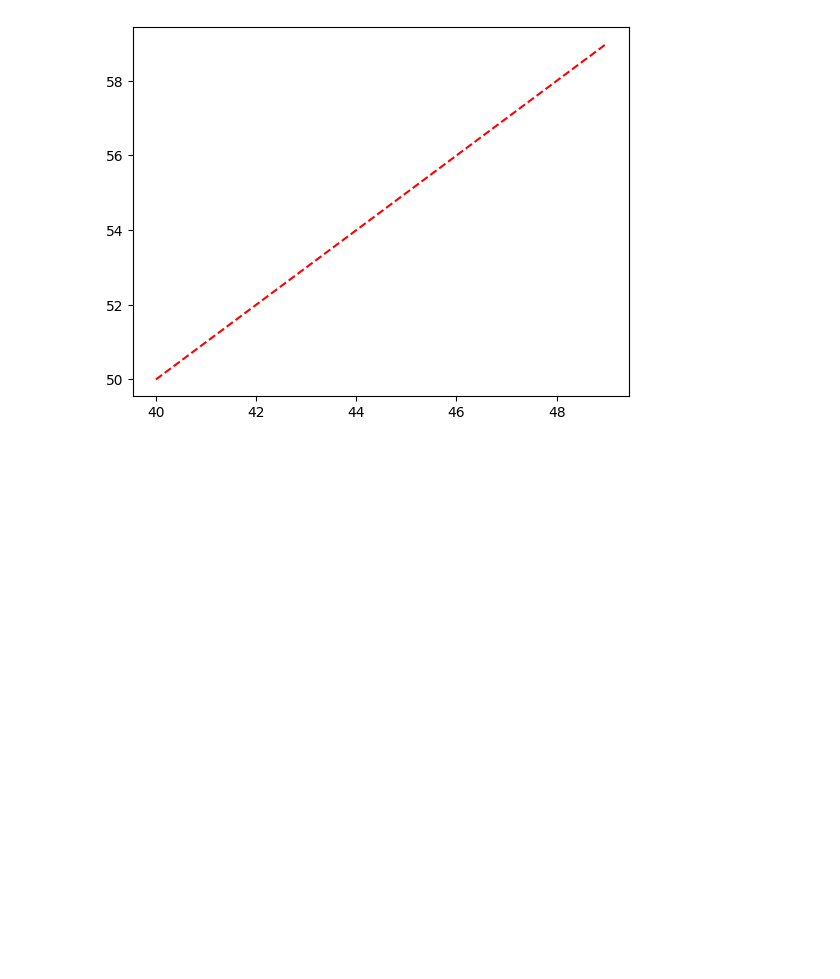
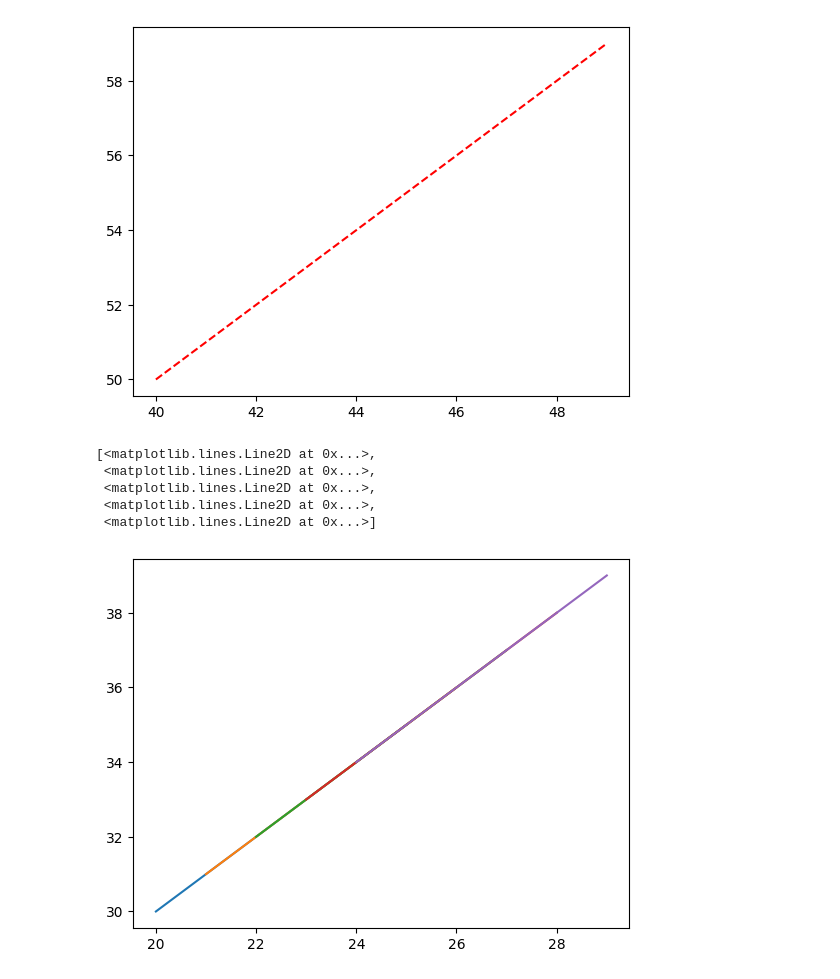
Before and after one commit to AbhishekSaini1101/Colab, a Jupyter notebook: PythonPractice.ipynb, the cells around one changed output. Saved outputs shown, nothing was run; the diff lists cells and outputs as text; code cells hidden in the pictures; blank space fills up the shorter version.

```diff
--- a/PythonPractice.ipynb
+++ b/PythonPractice.ipynb
@@ -539,3 +539,13 @@ plt.plot(a,b,'r--')
 # %% [output]
 [<matplotlib.lines.Line2D at 0x...>]
 [figure]
+# %%
+#Self
+plt.plot(pd.DataFrame(np.arange(20,30).reshape(2,5)),np.arange(30,40).reshape(2,5))
+# %% [output]
+[<matplotlib.lines.Line2D at 0x...>,
+ <matplotlib.lines.Line2D at 0x...>,
+ <matplotlib.lines.Line2D at 0x...>,
+ <matplotlib.lines.Line2D at 0x...>,
+ <matplotlib.lines.Line2D at 0x...>]
+[figure, added]
```
Also changed, not shown: parts of 3 cells of this notebook.
